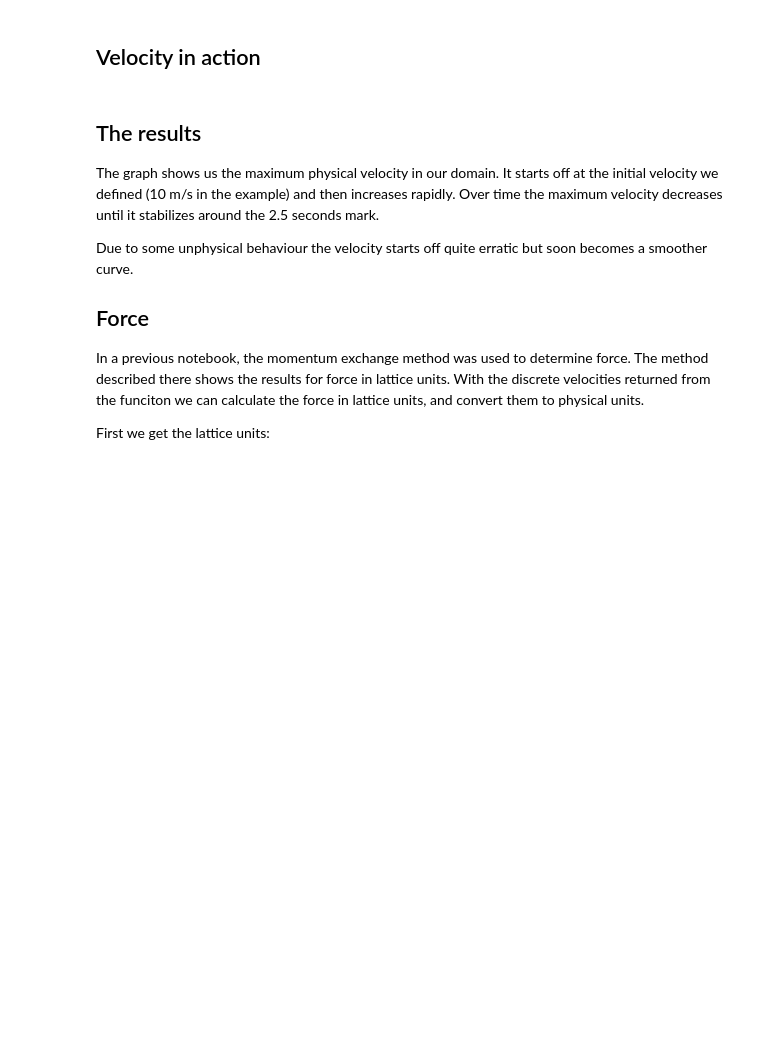
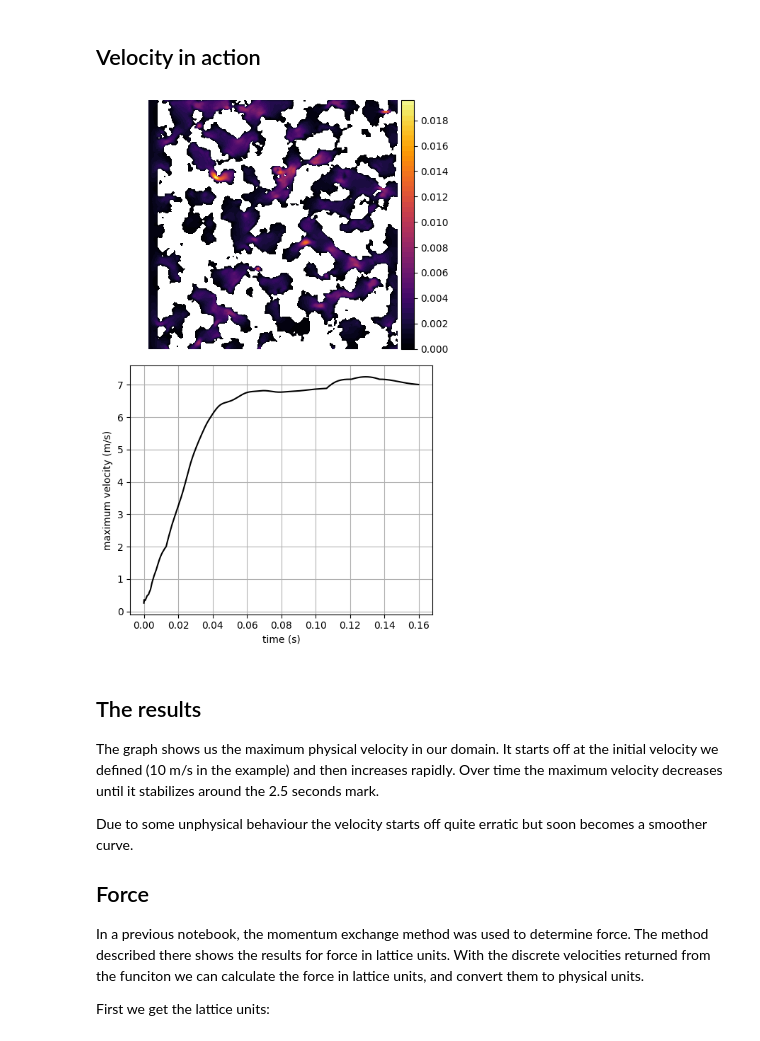
Before and after one commit to bartdavids/LatticeBoltzmannNotebooks, a Jupyter notebook: Tutorials/LBM_in_3D_unit_conversion.ipynb, the cells around one changed output. Cells and saved outputs as stored; diff of their text form; code cells hidden in the pictures; blank space fills up the shorter version.

```diff
--- a/Tutorials/LBM_in_3D_unit_conversion.ipynb
+++ b/Tutorials/LBM_in_3D_unit_conversion.ipynb
@@ -368,7 +393,7 @@ def run(discrete_velocities_prev):
             maximum_velocity_L.append(jnp.max(velocity_magnitude_L))
             velocity_magnitude_L = velocity_magnitude_L.at[OBSTACLE_MASK].set(jnp.nan)
             if i % PLOT_EVERY_N_STEP == 0 and i > SKIP_FIRST_N - PLOT_EVERY_N_STEP:
-                fig, axs = plt.subplots(2, 1, figsize = (10, 8))
+                fig, axs = plt.subplots(2, 1, figsize = (5, 8))
                 contour = axs[0].contourf(X[..., nz//2], Y[...,  nz//2],
                              velocity_magnitude_L[...,  nz//2],
                              alpha=1, levels=50,  vmax = 0.02, cmap="inferno")
@@ -377,34 +402,35 @@ def run(discrete_velocities_prev):
                 divider = make_axes_locatable(axs[0])
                 cax = divider.append_axes('right', size='5%', pad=0.05)
                 plt.colorbar(contour, cax=cax, orientation='vertical')
 
 
                 time_P = jnp.linspace(0,
                                     convert_to_physical_units(
                                         i,
                                         time = 1),
                                     i+1)
 
-                # print(len(maximum_velocity_L))
                 maximum_velocity_P = convert_to_physical_units(
                     jnp.array(maximum_velocity_L),
                     length = 1,
                     time = -1
                 )
 
                 # print(len(maximum_velocity_P))
                 axs[1].plot(time_P, maximum_velocity_P, c = 'k')
                 axs[1].set_xlabel('time (s)')
                 axs[1].set_ylabel('maximum velocity (m/s)')
                 axs[1].grid()
 
                 plt.tight_layout()
                 display.clear_output(wait=True)
                 display.display(fig)
                 plt.close(fig)
                 time.sleep(0.01)
         return discrete_velocities_next
 discrete_velocities = run(discrete_velocities_prev)
+# %% [output]
+[figure, added]
 # %% [markdown]
 ## The results
 The graph shows us the maximum physical velocity in our domain. It starts off at the initial velocity we defined (10 m/s in the example) and then increases rapidly. Over time the maximum velocity decreases until it stabilizes around the 2.5 seconds mark.
```
Also changed, not shown: parts of 10 cells of this notebook, 2 other files.
